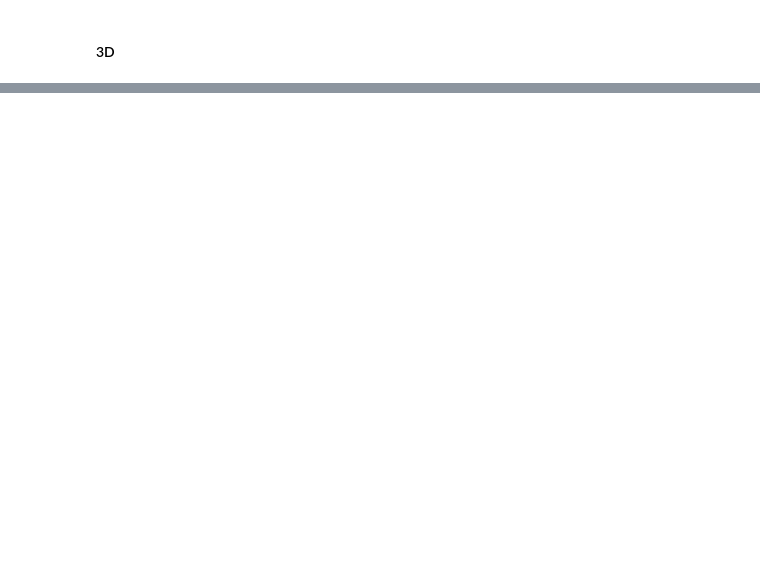
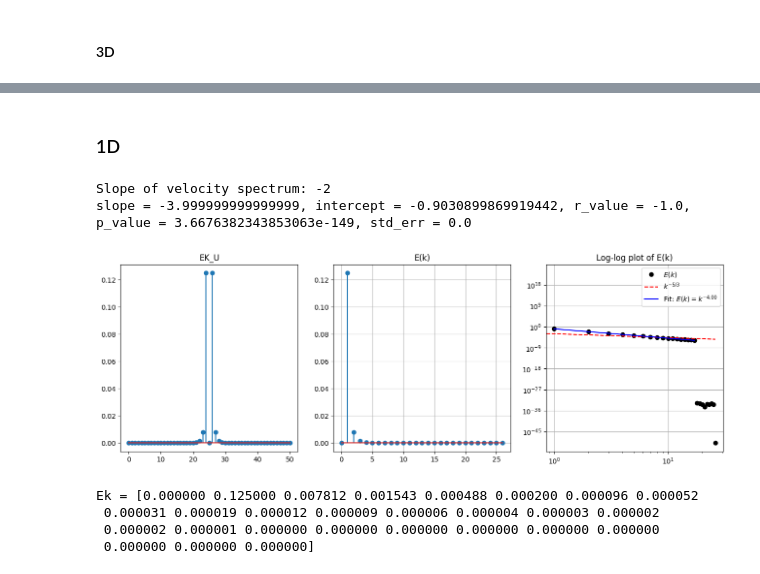
Before and after one commit to Prajwal-Prathiksh/ddp-thesis, a Jupyter notebook: code/play_sine_velocity_profile.ipynb, the cells around one changed output, grey strips where cells are left out. Drawn from its saved outputs; the diff is of its cells as text; code cells hidden in the pictures; blank space fills up the shorter version.

```diff
--- a/code/play_sine_velocity_profile.ipynb
+++ b/code/play_sine_velocity_profile.ipynb
@@ -133,0 +147,72 @@ Max Ek: 0.09374999999999997 at [2] || (0.0078125*24)/2 because 24 peaks
+# %%
+# Machine precision
+EPS = np.finfo(float).eps
+# %% [markdown]
+### 1D
+# %%
+sr = 51
+_x = np.arange(1/(2*sr), 1., 1. / sr)
+x = _x
+num_freqs = 17
+u = np.zeros_like(x)
+slope_vel = -2
+for i in range(1, num_freqs + 1):
+    u += -cos(i * twopi * x) * i**(slope_vel)
+U0 = 1.
+
+# When
+EK_U, EK_V, EK_W, u_spectrum, v_spectrum, w_spectrum =\
+    compute_energy_spectrum(
+        u=u, v=None, w=None, U0=U0, debug=True
+    )
+
+k, Ek = compute_scalar_energy_spectrum(EK_U)
+
+plt.figure(figsize=(16, 5))
+plt.subplot(1, 3, 1)
+plt.stem(EK_U);
+plt.title("EK_U")
+
+plt.subplot(1, 3, 2)
+plt.stem(Ek)
+plt.grid()
+plt.title("E(k)")
+
+# Get all datapoints of E(k) greater than 1e-8
+tol = 1e-8
+k_cacl = k[Ek > tol]
+Ek_cacl = Ek[Ek > tol]
+
+k_calc_log = np.log10(k_cacl)
+Ek_calc_log = np.log10(Ek_cacl)
+slope, intercept, r_value, p_value, std_err = linregress(k_calc_log, Ek_calc_log)
+
+# Calculate fit
+k_fit = k_cacl
+Ek_fit = 10**(slope * np.log10(k_fit) + intercept)
+
+plt.subplot(1, 3, 3)
+plt.loglog(k, Ek, 'ko', label=r'$E(k)$')
+plt.loglog(k, 1e-3 * (EPS+k)**(-5/3), 'r--', label=r'$k^{-5/3}$')
+plt.loglog(k_fit, Ek_fit, 'b-', label=f"Fit: $E(k) = k^{{{slope:.2f}}}$")
+# plt.ylim(1e-8, 1e0)
+plt.legend()
+plt.grid()
+plt.title("Log-log plot of E(k)")
+
+
+print(f"Slope of velocity spectrum: {slope_vel}")
+print(f"slope = {slope}, intercept = {intercept}, r_value = {r_value}, p_value = {p_value}, std_err = {std_err}")
+# %% [output]
+Slope of velocity spectrum: -2
+slope = -3.999999999999999, intercept = -0.9030899869919442, r_value = -1.0, p_value = 3.6676382343853063e-149, std_err = 0.0
+[figure, added]
+# %%
+# print all values of Ek upto 4 decimal places without using round()
+np.set_printoptions(formatter={'float': lambda x: "{0:0.6f}".format(x)})
+print(f"Ek = {Ek}")
+# %% [output]
+Ek = [0.000000 0.125000 0.007812 0.001543 0.000488 0.000200 0.000096 0.000052
+ 0.000031 0.000019 0.000012 0.000009 0.000006 0.000004 0.000003 0.000002
+ 0.000002 0.000001 0.000000 0.000000 0.000000 0.000000 0.000000 0.000000
+ 0.000000 0.000000 0.000000]
```
Also changed, not shown: parts of 18 cells of this notebook.
